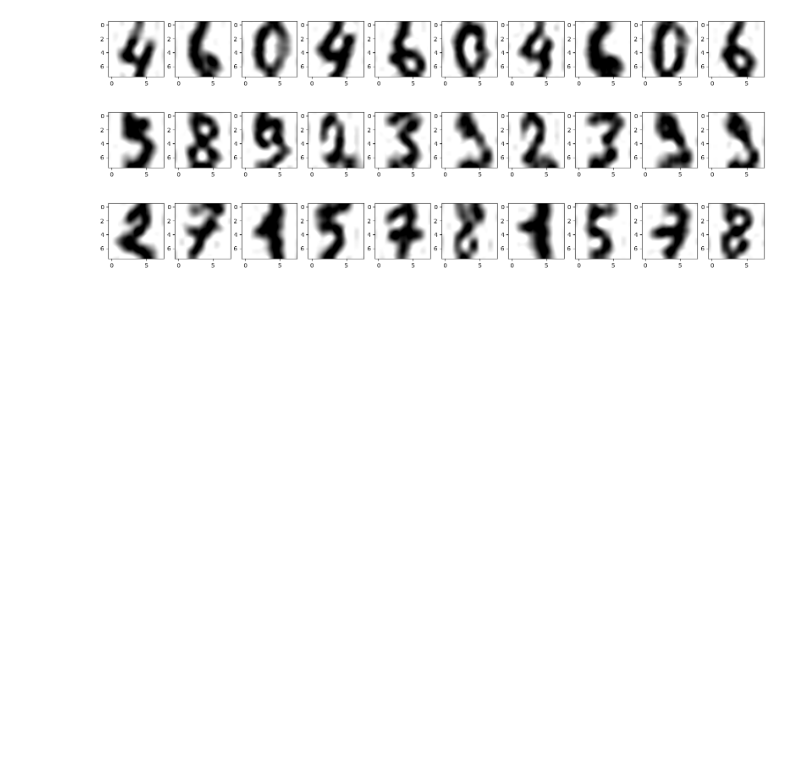
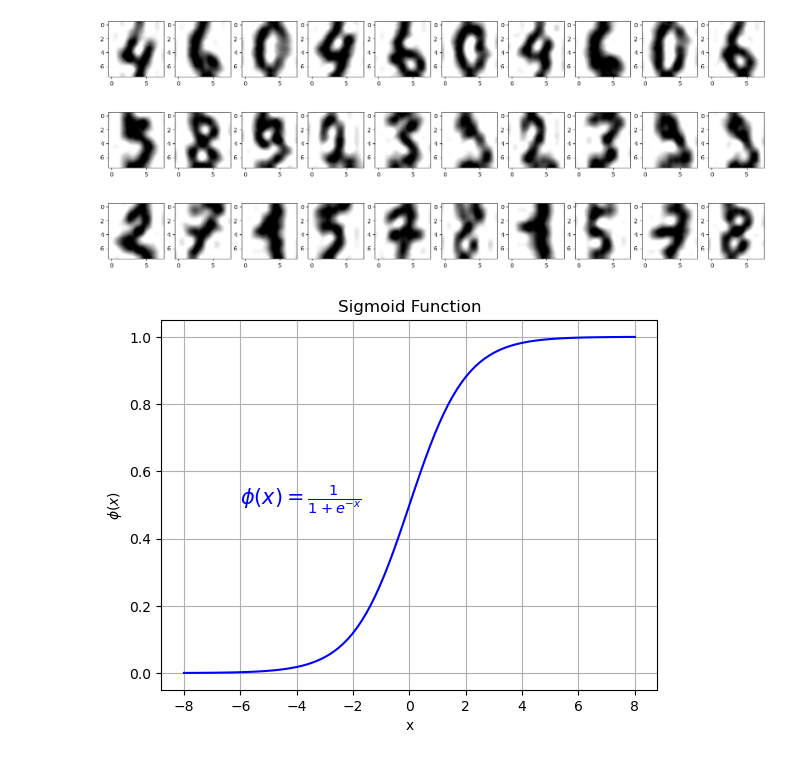
Before and after one commit to JasonLin2002/learning-result, a Jupyter notebook: Practice.ipynb, the cells around one changed output. Cells and saved outputs as stored; diff of their text form; code cells hidden in the pictures; blank space fills up the shorter version.

```diff
--- a/Practice.ipynb
+++ b/Practice.ipynb
@@ -262,3 +262,31 @@ dict_keys(['data', 'target', 'frame', 'feature_names', 'target_names', 'images',
 [figure]
 [figure]
 [figure]
+# %%
+import numpy as np
+import matplotlib.pyplot as plt
+
+# 定義Sigmoid函數
+def sigmoid(x):
+    return 1 / (1 + np.exp(-x))
+
+# 生成範圍內的x值 (-8到8)
+x = np.linspace(-8, 8, 100)
+
+# 計算每個x值對應的Sigmoid值
+y = sigmoid(x)
+
+# 繪製Sigmoid圖
+plt.plot(x, y, label=r'$\phi(x) = \frac{1}{1 + e^{-x}}$', color='blue')
+plt.title('Sigmoid Function')
+plt.xlabel('x')
+plt.ylabel(r'$\phi(x)$')
+plt.grid(True)
+
+# 顯示公式標籤在圖表中
+plt.text(-6, 0.5, r'$\phi(x) = \frac{1}{1 + e^{-x}}$', fontsize=15, color='blue')
+
+# 顯示圖表
+plt.show()
+# %% [output]
+[figure, added]
```
Also changed, not shown: parts of 4 cells of this notebook, 2 other files.
